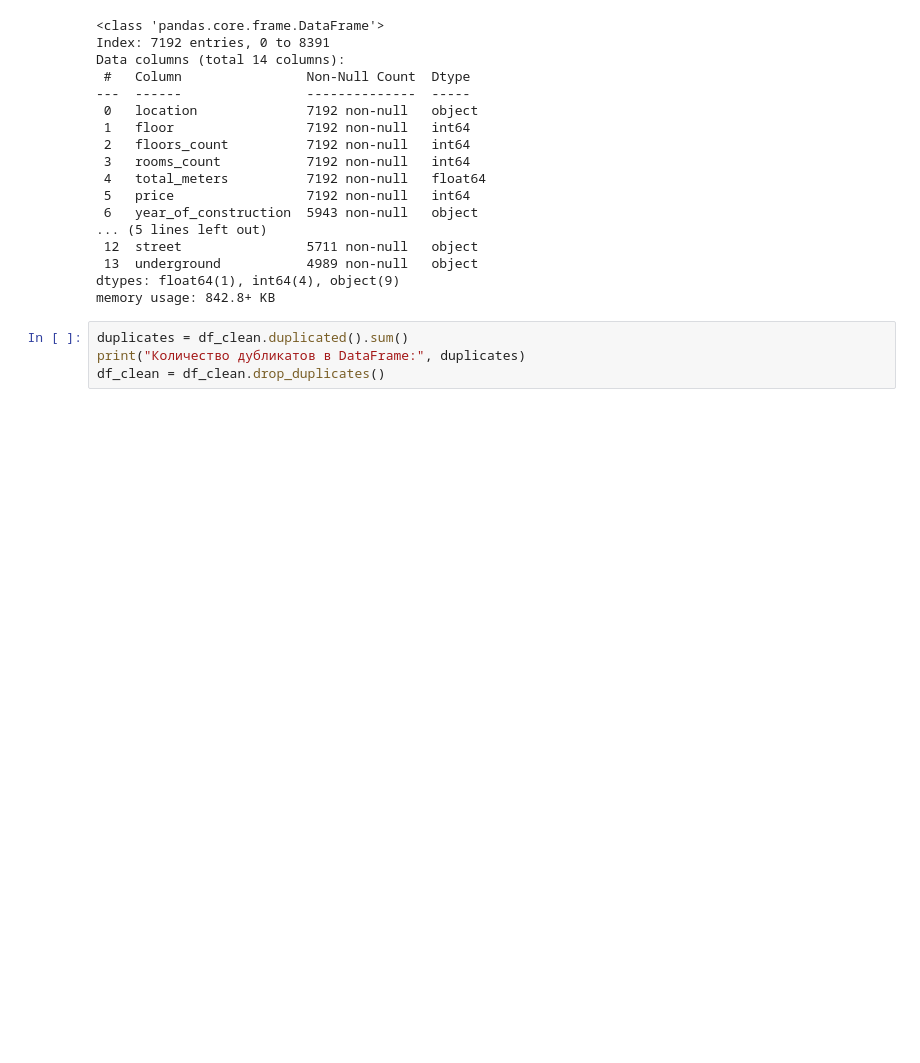
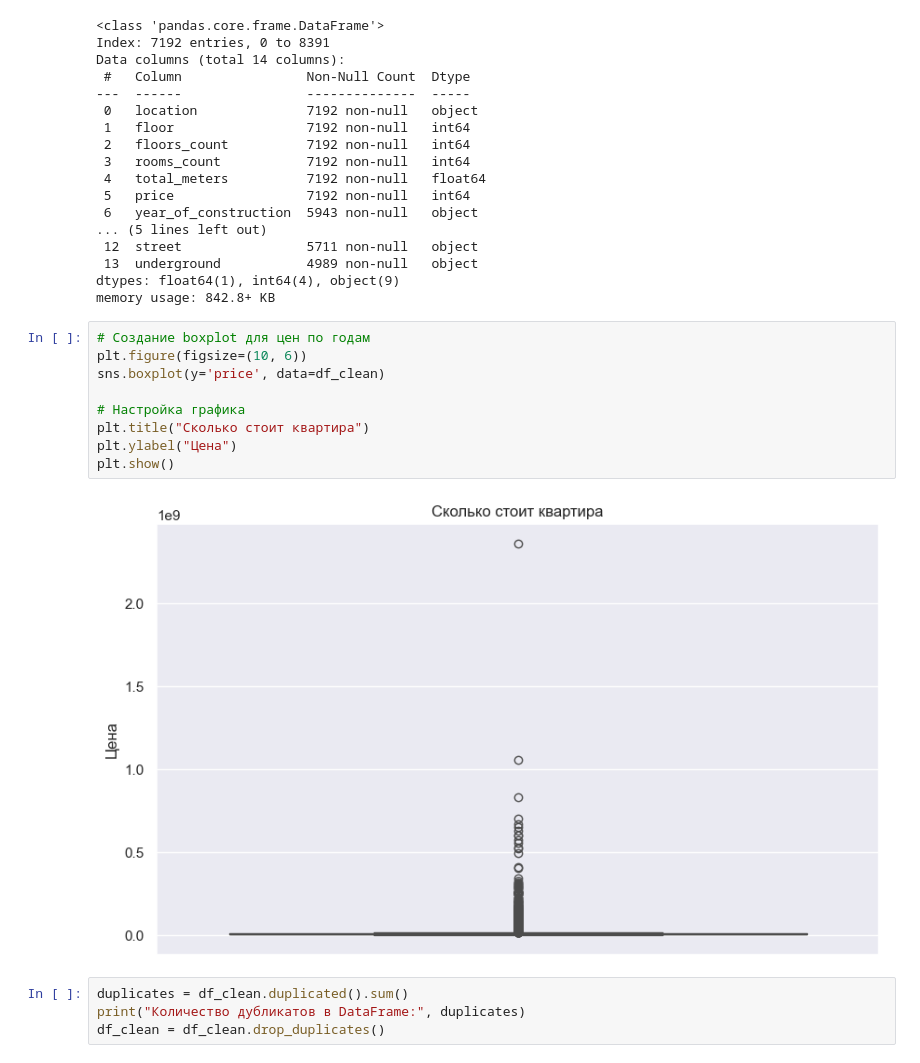
Before and after one commit to darinbtw/intensiv1, a Jupyter notebook: ANALYS.ipynb, the cells around one changed output. Drawn from its saved outputs; the diff is of its cells as text; blank space fills up the shorter version.

```diff
--- a/ANALYS.ipynb
+++ b/ANALYS.ipynb
@@ -437,6 +488,17 @@ Data columns (total 14 columns):
  13  underground           4989 non-null   object
 dtypes: float64(1), int64(4), object(9)
 memory usage: 842.8+ KB
+# %%
+# Создание boxplot для цен по годам
+plt.figure(figsize=(10, 6))
+sns.boxplot(y='price', data=df_clean)
+
+# Настройка графика
+plt.title("Сколько стоит квартира")
+plt.ylabel("Цена")
+plt.show()
+# %% [output]
+[figure, added]
 # %%
 duplicates = df_clean.duplicated().sum()
 print("Количество дубликатов в DataFrame:", duplicates)
```
Also changed, not shown: parts of 28 cells of this notebook.
